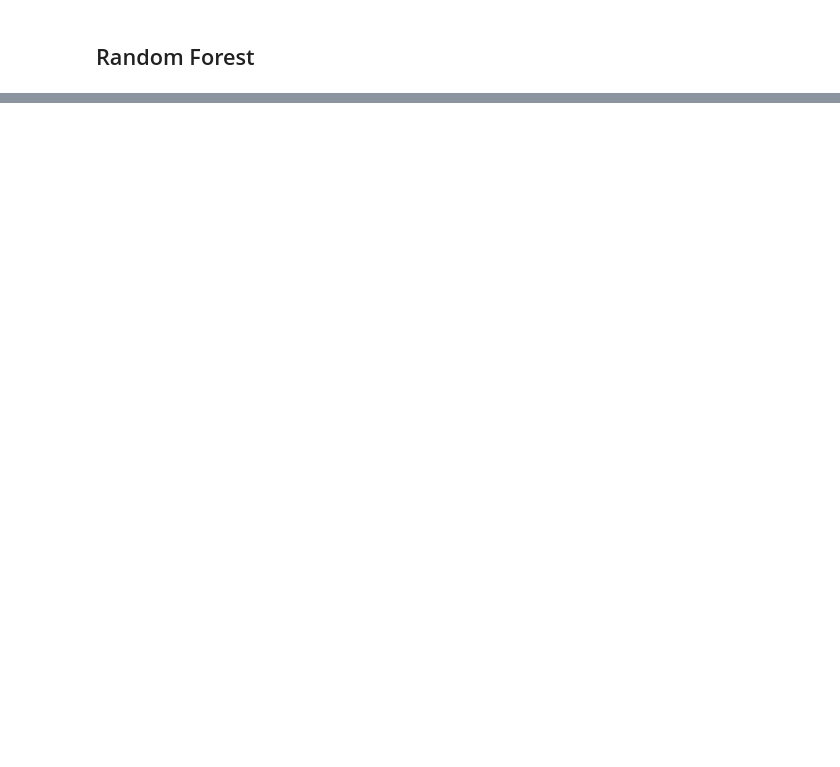
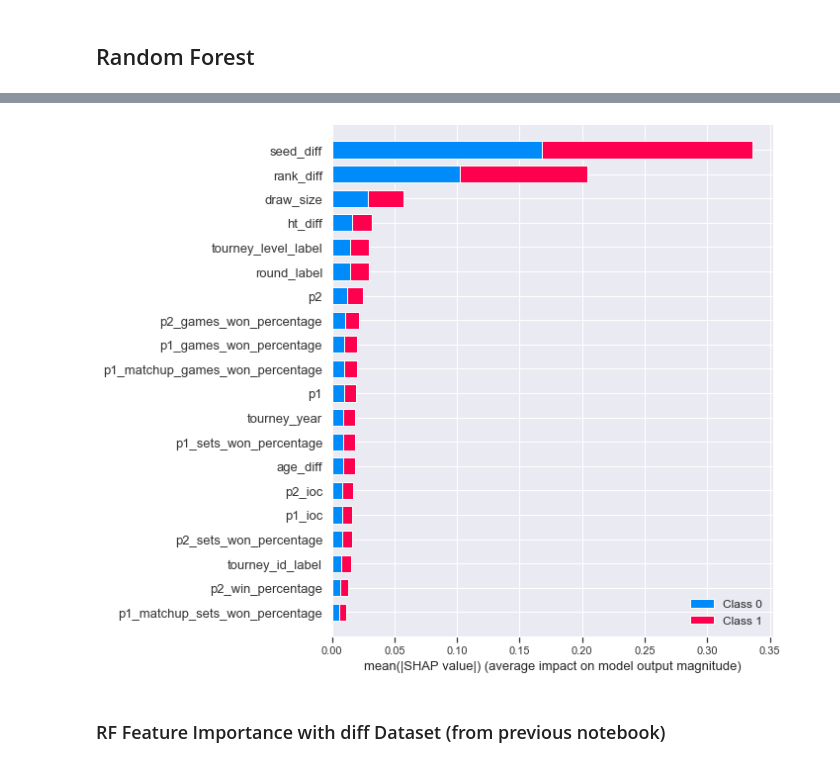
Before and after one commit to sv650s/atp-tennis-predictions, a Jupyter notebook: notebooks/8-atp_history_data.ipynb, the cells around one changed output, grey strips where cells are left out. Drawn from its saved outputs; the diff is of its cells as text; code cells hidden in the pictures; blank space fills up the shorter version.

```diff
--- a/notebooks/8-atp_history_data.ipynb
+++ b/notebooks/8-atp_history_data.ipynb
@@ -336,0 +377,7 @@ pickle.dump(rf_ohe, open(MODEL_FILE_RF_OHE, 'wb'))
+# %%
+import shap
+
+shap.initjs()
+
+explainer = shap.TreeExplainer(rf)
+shap_values = explainer.shap_values(X_test)
@@ -336,0 +405,6 @@ pickle.dump(rf_ohe, open(MODEL_FILE_RF_OHE, 'wb'))
+# %%
+shap.summary_plot(shap_values, feature_names=X_test.columns, title="Feature Importance")
+# %% [output]
+[figure, added]
+# %% [markdown]
+### RF Feature Importance with diff Dataset (from previous notebook)
```
Also changed, not shown: parts of 31 cells of this notebook, 4 other files.
